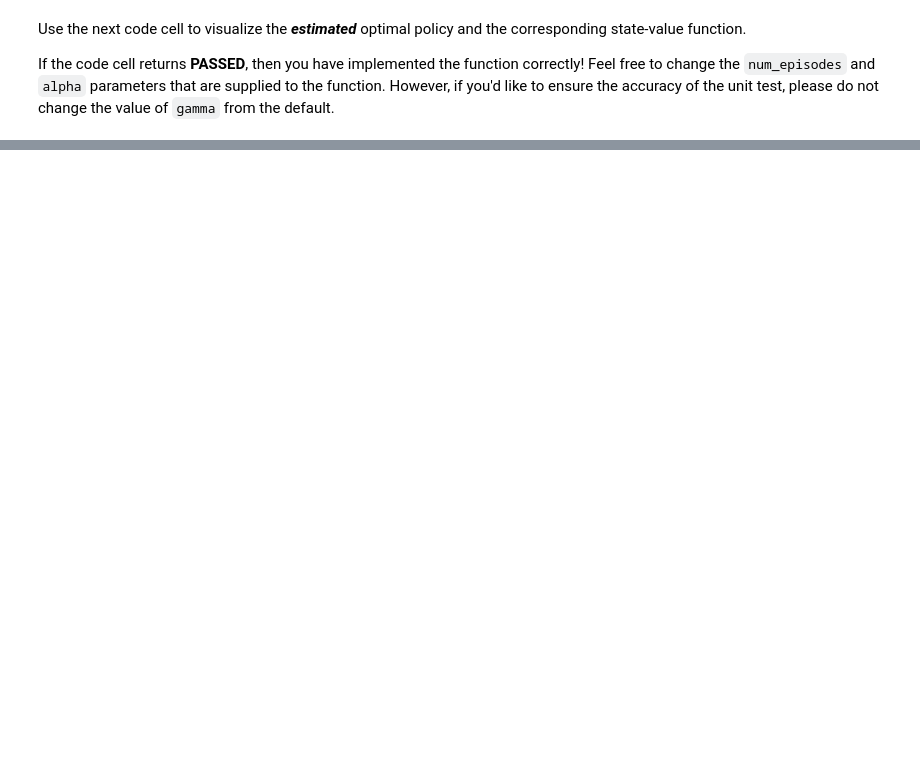
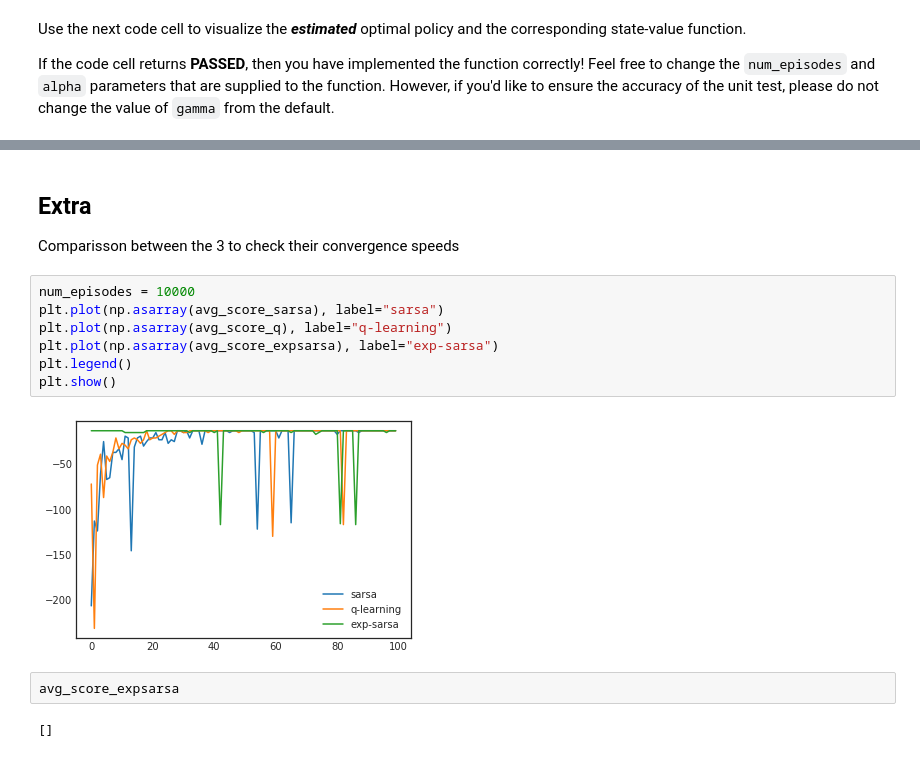
Before and after one commit to kurohi/deepreinforcement-udacity, a Jupyter notebook: temporal-difference/Temporal_Difference.ipynb, the cells around one changed output, grey strips where cells are left out. Cells and saved outputs as stored; diff of their text form; blank space fills up the shorter version.

```diff
--- a/temporal-difference/Temporal_Difference.ipynb
+++ b/temporal-difference/Temporal_Difference.ipynb
@@ -366,0 +367,17 @@ Estimated Optimal Policy (UP = 0, RIGHT = 1, DOWN = 2, LEFT = 3, N/A = -1):
+# %% [markdown]
+## Extra
+
+Comparisson between the 3 to check their convergence speeds
+# %%
+num_episodes = 10000
+plt.plot(np.asarray(avg_score_sarsa), label="sarsa")
+plt.plot(np.asarray(avg_score_q), label="q-learning")
+plt.plot(np.asarray(avg_score_expsarsa), label="exp-sarsa")
+plt.legend()
+plt.show()
+# %% [output]
+[figure, added]
+# %%
+avg_score_expsarsa
+# %% [output]
+[]
```
Also changed, not shown: parts of 6 cells of this notebook.
